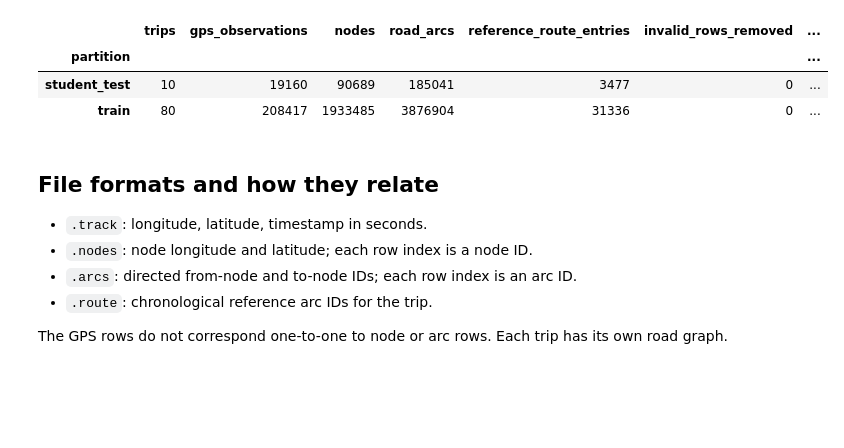
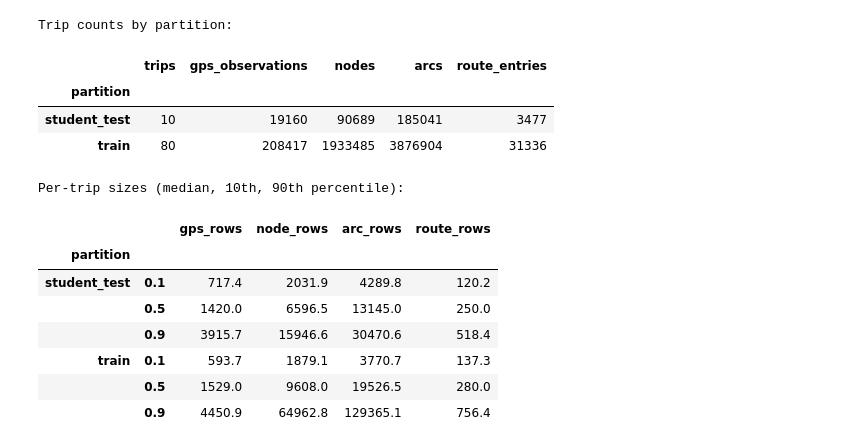
Before and after one commit to Yashtadi/12_MLHack, a Jupyter notebook: notebooks/01_Dataset_Exploration.ipynb, the cells around one changed output. Saved outputs shown, nothing was run; the diff lists cells and outputs as text; code cells hidden in the pictures; blank space fills up the shorter version.

Commit message:
Expand Round 1 notebooks and streamline demo

```diff
--- a/notebooks/01_Dataset_Exploration.ipynb
+++ b/notebooks/01_Dataset_Exploration.ipynb
@@ -15,21 +21,24 @@ Project: /Users/yashas/Documents/Codex/2026-11-18/referenced-chatgpt-conversatio
 # %%
-import pandas as pd
+import pandas as pd, numpy as np
 from pathsnap.eda import run
-rows=run(DATA,ROOT/"results"/"dataset_inventory.csv")
+rows=run(DATA,ROOT/"outputs"/"dataset_inventory.csv")
 inventory=pd.DataFrame(rows)
-summary=inventory.groupby("partition").agg(trips=("trip_id","count"),gps_observations=("gps_rows","sum"),nodes=("node_rows","sum"),road_arcs=("arc_rows","sum"),reference_route_entries=("route_rows","sum"),invalid_rows_removed=("preprocessing_rows_removed","sum"),nonincreasing_timestamps=("nonincreasing_timestamp_steps","sum"),gaps_over_5s=("time_gap_over_5s_steps","sum"))
-display(summary)
+print("Trip counts by partition:")
+display(inventory.groupby("partition").agg(trips=("trip_id","count"),gps_observations=("gps_rows","sum"),nodes=("node_rows","sum"),arcs=("arc_rows","sum"),route_entries=("route_rows","sum")))
+print("Per-trip sizes (median, 10th, 90th percentile):")
+display(inventory.groupby("partition")[["gps_rows","node_rows","arc_rows","route_rows"]].quantile([.1,.5,.9]).round(1))
 # %% [output]
+Trip counts by partition:
-|  | trips | gps_observations | nodes | road_arcs | reference_route_entries | invalid_rows_removed | ... |
-| partition |  |  |  |  |  |  | ... |
-| student_test | 10 | 19160 | 90689 | 185041 | 3477 | 0 | ... |
-| train | 80 | 208417 | 1933485 | 3876904 | 31336 | 0 | ... |
+|  | trips | gps_observations | nodes | arcs | route_entries |
+| partition |  |  |  |  |  |
+| student_test | 10 | 19160 | 90689 | 185041 | 3477 |
+| train | 80 | 208417 | 1933485 | 3876904 | 31336 |
+Per-trip sizes (median, 10th, 90th percentile):
+|  |  | gps_rows | node_rows | arc_rows | route_rows |
+| partition |  |  |  |  |  |
+| student_test | 0.1 | 717.4 | 2031.9 | 4289.8 | 120.2 |
+|  | 0.5 | 1420.0 | 6596.5 | 13145.0 | 250.0 |
+|  | 0.9 | 3915.7 | 15946.6 | 30470.6 | 518.4 |
+| train | 0.1 | 593.7 | 1879.1 | 3770.7 | 137.3 |
+|  | 0.5 | 1529.0 | 9608.0 | 19526.5 | 280.0 |
+|  | 0.9 | 4450.9 | 64962.8 | 129365.1 | 756.4 |
-# %% [markdown]
-## File formats and how they relate
-
-- `.track`: longitude, latitude, timestamp in seconds.
-- `.nodes`: node longitude and latitude; each row index is a node ID.
-- `.arcs`: directed from-node and to-node IDs; each row index is an arc ID.
-- `.route`: chronological reference arc IDs for the trip.
-
-The GPS rows do not correspond one-to-one to node or arc rows. Each trip has its own road graph.
```
Also changed, not shown: parts of 13 cells of this notebook, 25 other files.
